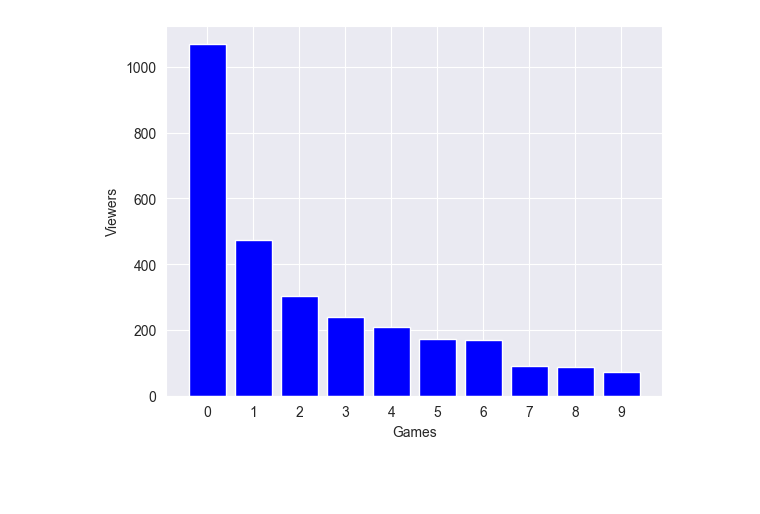
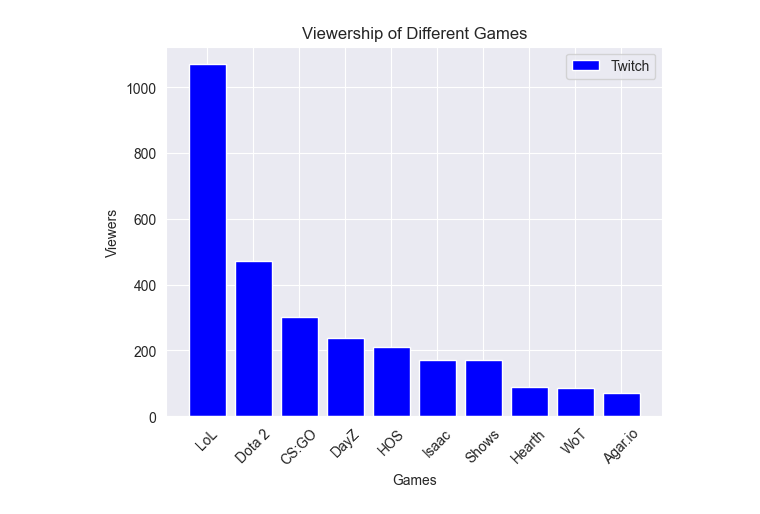
Before and after one commit to FeliksML/Visualize-Twitch-Gaming-Data, a Jupyter notebook: script.ipynb, the cells around one changed output. Drawn from its saved outputs; the diff is of its cells as text; code cells hidden in the pictures; blank space fills up the shorter version.

Commit message:
Added to the graph: 1. Title 2. Labels to the bars 3. Legend 4. Rotation to the labels

```diff
--- a/script.ipynb
+++ b/script.ipynb
@@ -1,31 +1,33 @@
 # %%
 import seaborn
 from matplotlib import pyplot as plt
 import numpy as np
 import pandas as pd
 
 # Bar Graph: Featured Games
 
 games = ["LoL", "Dota 2", "CS:GO", "DayZ", "HOS", "Isaac", "Shows", "Hearth", "WoT", "Agar.io"]
 
 viewers =  [1070, 472, 302, 239, 210, 171, 170, 90, 86, 71]
 
 # Pie Chart: League of Legends Viewers' Whereabouts
 
 labels = ["US", "DE", "CA", "N/A", "GB", "TR", "BR", "DK", "PL", "BE", "NL", "Others"]
 
 countries = [447, 66, 64, 49, 45, 28, 25, 20, 19, 17, 17, 279]
 
 # Line Graph: Time Series Analysis
 
 hour = range(24)
 
 viewers_hour = [30, 17, 34, 29, 19, 14, 3, 2, 4, 9, 5, 48, 62, 58, 40, 51, 69, 55, 76, 81, 102, 120, 71, 63]
 
 plt.bar(range(len(games)), viewers, color="blue")
-plt.xticks(range(len(games)))
+plt.xticks(range(len(games)), games, rotation=45)
+plt.title("Viewership of Different Games")
 plt.xlabel("Games")
 plt.ylabel("Viewers")
+plt.legend(["Twitch"])
 plt.show()
 # %% [output]
-[figure, old version]
+[figure, new version]
```
